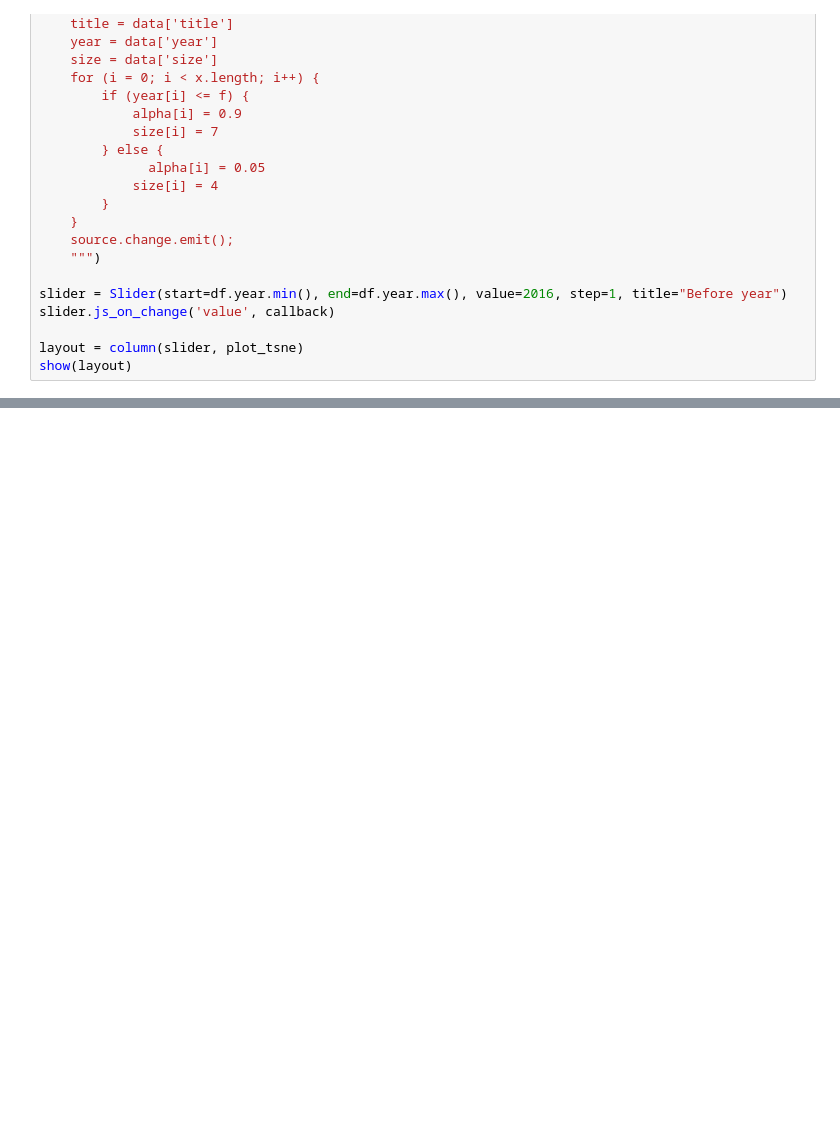
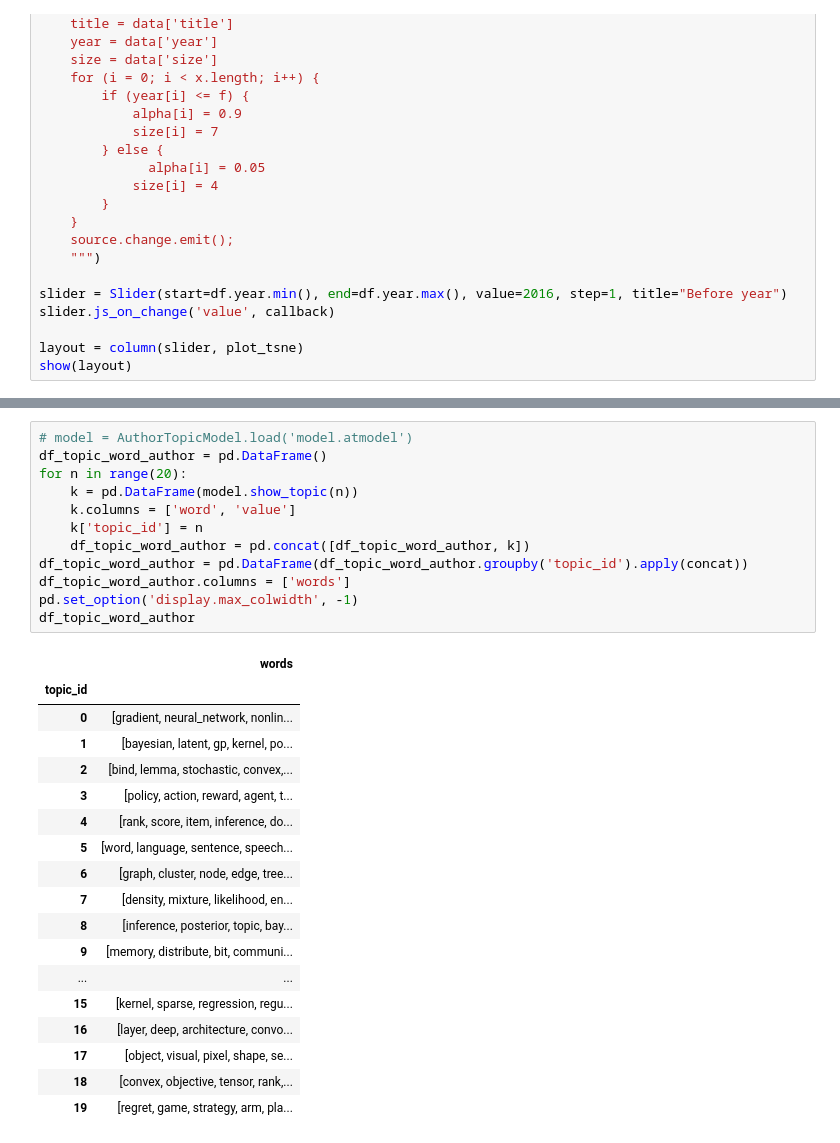
Before and after one commit to sting1000/ntds_project, a Jupyter notebook: topic_exploration.ipynb, the cells around one changed output, grey strips where cells are left out. Drawn from its saved outputs; the diff is of its cells as text; blank space fills up the shorter version.

```diff
--- a/topic_exploration.ipynb
+++ b/topic_exploration.ipynb
@@ -680,0 +748,31 @@ show(layout)
+# %%
+# model = AuthorTopicModel.load('model.atmodel')
+df_topic_word_author = pd.DataFrame()
+for n in range(20):
+    k = pd.DataFrame(model.show_topic(n))
+    k.columns = ['word', 'value']
+    k['topic_id'] = n
+    df_topic_word_author = pd.concat([df_topic_word_author, k])
+df_topic_word_author = pd.DataFrame(df_topic_word_author.groupby('topic_id').apply(concat))
+df_topic_word_author.columns = ['words']
+pd.set_option('display.max_colwidth', -1)
+df_topic_word_author
+# %% [output]
+|  | words |
+| topic_id |  |
+| 0 | [gradient, neural_network, nonlin... |
+| 1 | [bayesian, latent, gp, kernel, po... |
+| 2 | [bind, lemma, stochastic, convex,... |
+| 3 | [policy, action, reward, agent, t... |
+| 4 | [rank, score, item, inference, do... |
+| 5 | [word, language, sentence, speech... |
+| 6 | [graph, cluster, node, edge, tree... |
+| 7 | [density, mixture, likelihood, en... |
+| 8 | [inference, posterior, topic, bay... |
+| 9 | [memory, distribute, bit, communi... |
+| ... | ... |
+| 15 | [kernel, sparse, regression, regu... |
+| 16 | [layer, deep, architecture, convo... |
+| 17 | [object, visual, pixel, shape, se... |
+| 18 | [convex, objective, tensor, rank,... |
+| 19 | [regret, game, strategy, arm, pla... |
```
Also changed, not shown: parts of 22 cells of this notebook, 9 other files.
